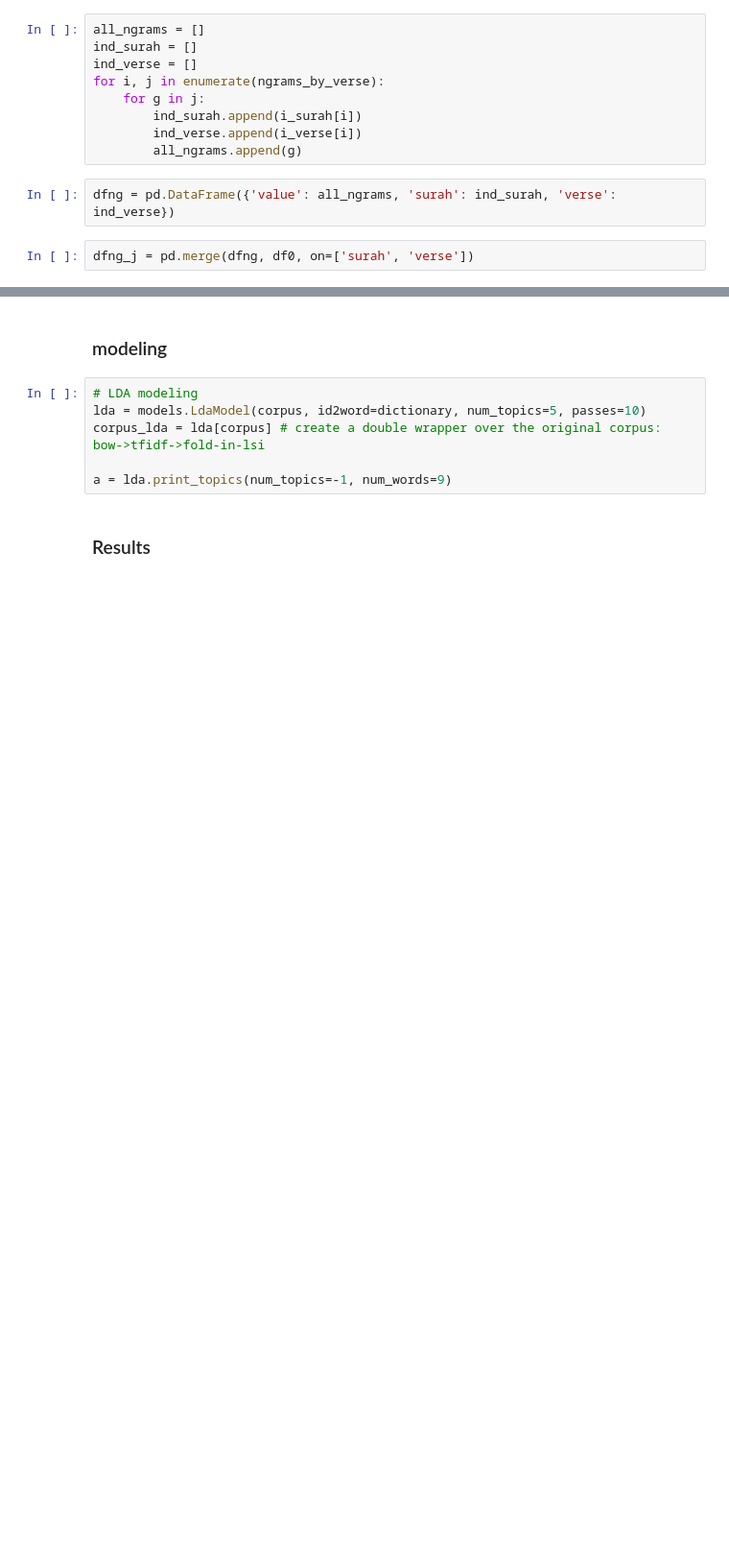
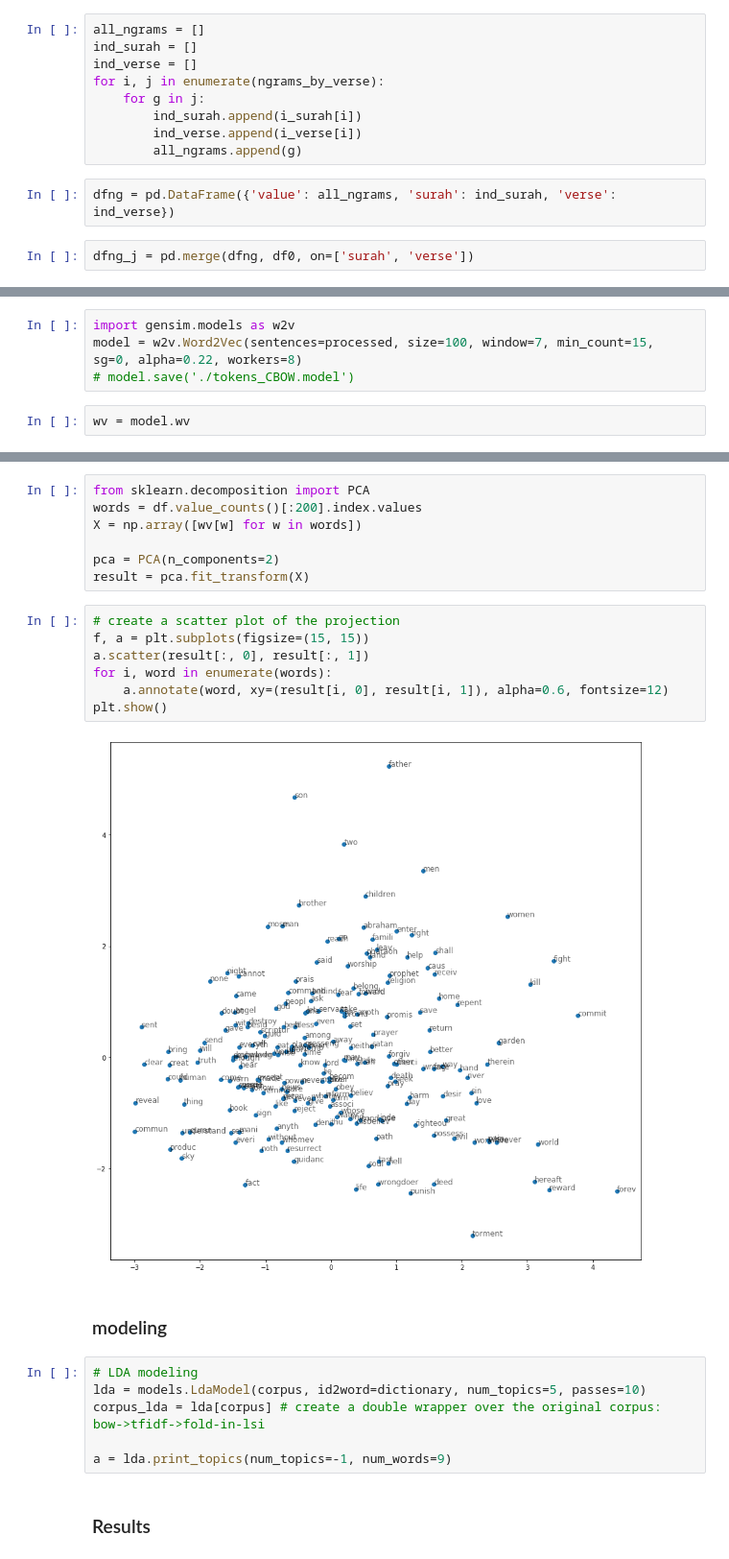
Before and after one commit to yuwei2341/nlp, a Jupyter notebook: topics/Quran.ipynb, the cells around one changed output, grey strips where cells are left out. Shown at 96% size. Cells and saved outputs as stored; diff of their text form; blank space fills up the shorter version.

```diff
--- a/topics/Quran.ipynb
+++ b/topics/Quran.ipynb
@@ -224,0 +207,6 @@ dfng_j[dfng_j['value'] == dfng_j['value'].value_counts().index[0]]
+# %%
+import gensim.models as w2v
+model = w2v.Word2Vec(sentences=processed, size=100, window=7, min_count=15, sg=0, alpha=0.22, workers=8)
+# model.save('./tokens_CBOW.model')
+# %%
+wv = model.wv
@@ -225,3 +226,19 @@ dfng_j[dfng_j['value'] == dfng_j['value'].value_counts().index[0]]
+# %%
+from sklearn.decomposition import PCA
+words = df.value_counts()[:200].index.values
+X = np.array([wv[w] for w in words])
+
+pca = PCA(n_components=2)
+result = pca.fit_transform(X)
+# %%
+# create a scatter plot of the projection
+f, a = plt.subplots(figsize=(15, 15))
+a.scatter(result[:, 0], result[:, 1])
+for i, word in enumerate(words):
+    a.annotate(word, xy=(result[i, 0], result[i, 1]), alpha=0.6, fontsize=12)
+plt.show()
+# %% [output]
+[figure, added]
 # %% [markdown]
 ### modeling
 # %%
```
Also changed, not shown: parts of 7 cells of this notebook.
